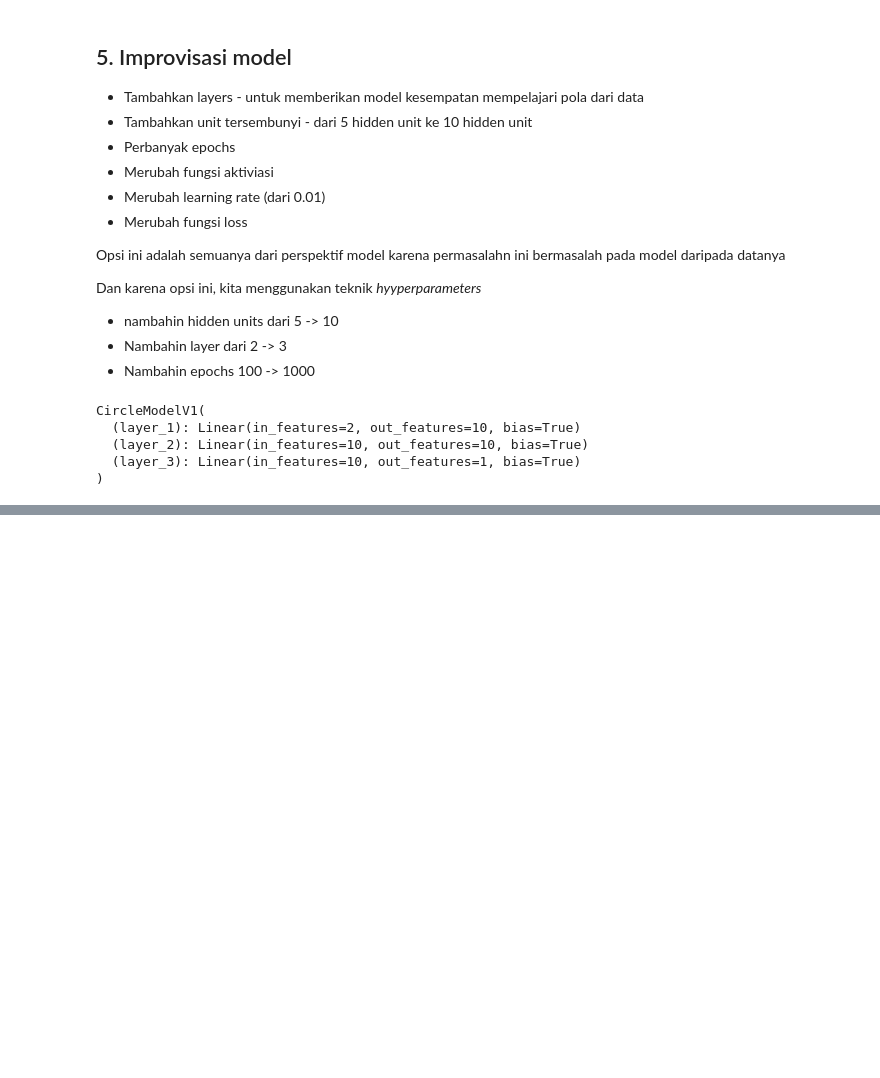
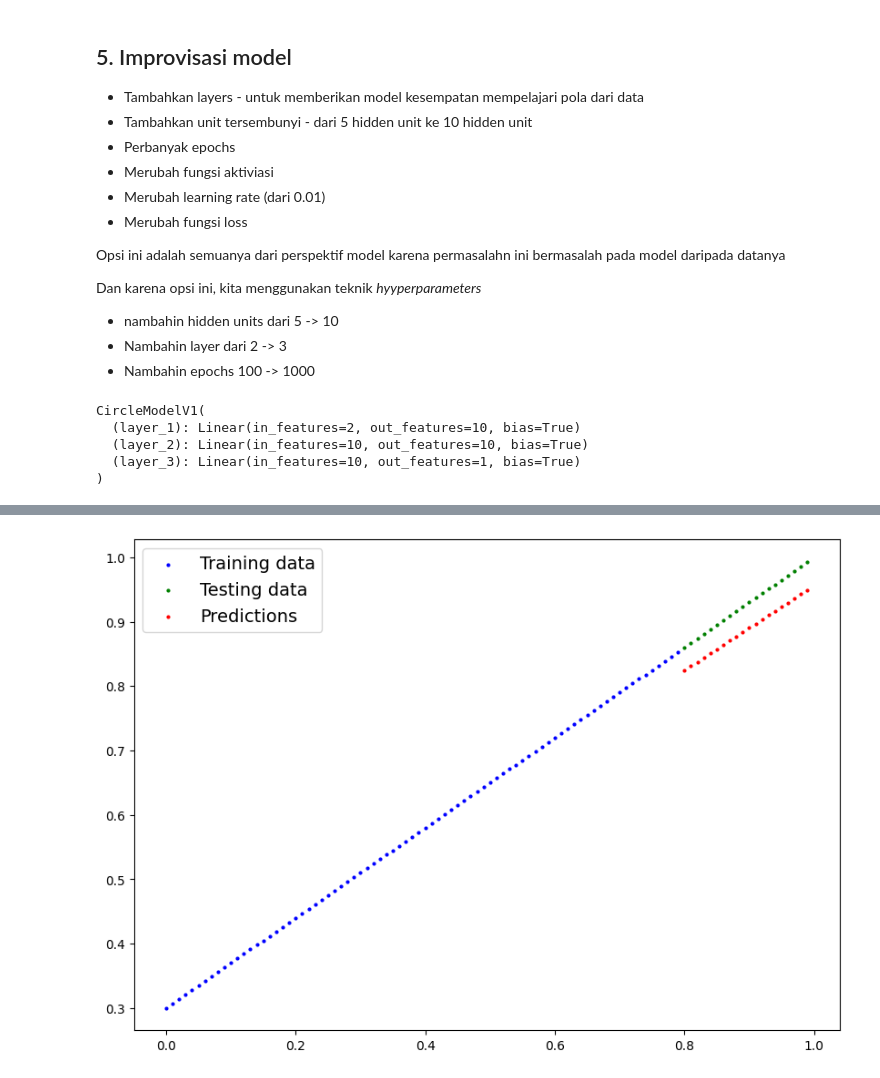
Before and after one commit to SiPilip/pytorch_course, a Jupyter notebook: 02_pytorch_classification.ipynb, the cells around one changed output, grey strips where cells are left out. Cells and saved outputs as stored; diff of their text form; code cells hidden in the pictures; blank space fills up the shorter version.

```diff
--- a/02_pytorch_classification.ipynb
+++ b/02_pytorch_classification.ipynb
@@ -582,0 +638,30 @@ plot_decision_boundary(model_0,X_test, y_test)
+# %%
+# Training the model
+torch.manual_seed(42)
+torch.cuda.manual_seed(42)
+
+# Tetapkan epochs
+epochs = 1000
+
+# Put the data on target device
+X_train_regression, y_train_reggression = X_train_regression.to(device), y_train_reggression.to(device)
+X_test_regression, y_test_regression = X_test_regression.to(device), y_test_regression.to(device)
+
+# Training
+for epoch in range(epochs):
+  y_pred = model_2(X_train_regression)
+  loss = loss_fn(y_pred, y_train_reggression)
+  optimizer.zero_grad()
+  loss.backward()
+  optimizer.step()
+
+  # Testing
+  model_2.eval()
+  with torch.inference_mode():
+    test_pred = model_2(X_test_regression)
+    test_loss = loss_fn(test_pred, y_test_regression)
+
+
+ # Tampilkan
+  if epoch % 100 == 0:
+    print(f"Epoch: {epoch} | Loss: {loss:.5f} | Test loss: {test_loss:.5f}")
@@ -582,0 +679,16 @@ plot_decision_boundary(model_0,X_test, y_test)
+# %%
+# Lakukan evaluasi mode
+model_2.eval()
+
+# Buat prediksi
+with torch.inference_mode():
+  y_preds = model_2(X_test_regression)
+
+# Plot data and predicitions
+plot_predictions(train_data=X_train_regression.cpu(),
+                 train_labels=y_train_reggression.cpu(),
+                 test_data=X_test_regression.cpu(),
+                 test_labels=y_test_regression.cpu(),
+                 predictions=y_preds.cpu())
+# %% [output]
+[figure, added]
```
Also changed, not shown: parts of 20 cells of this notebook.
